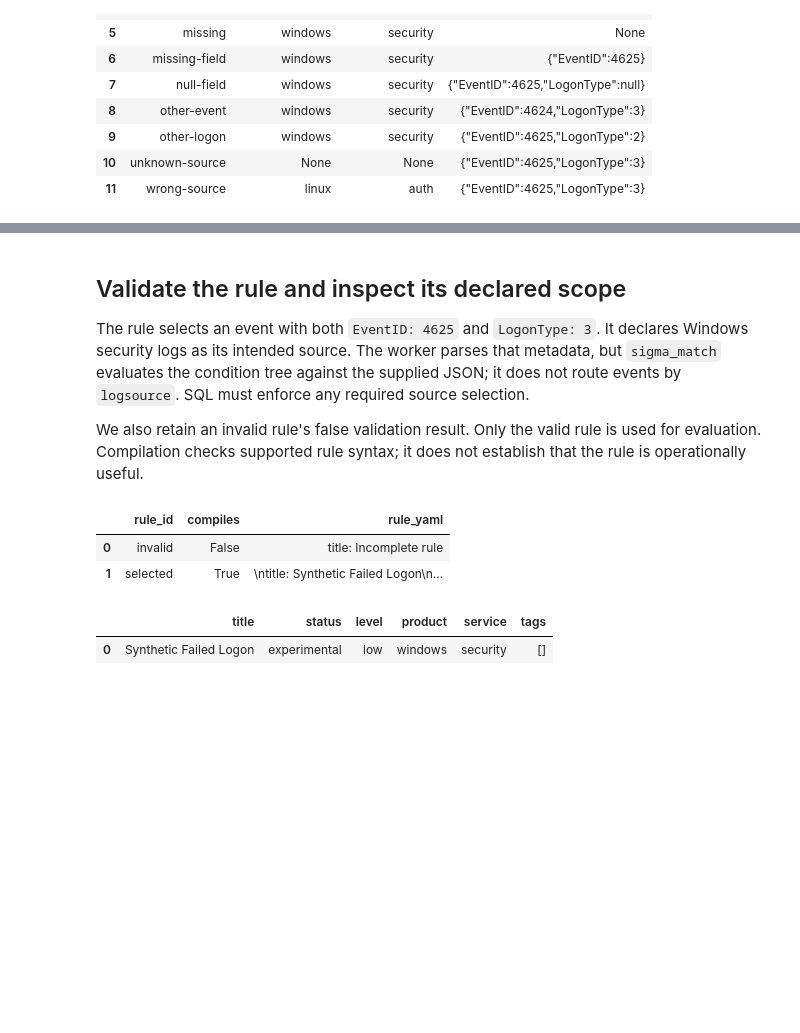
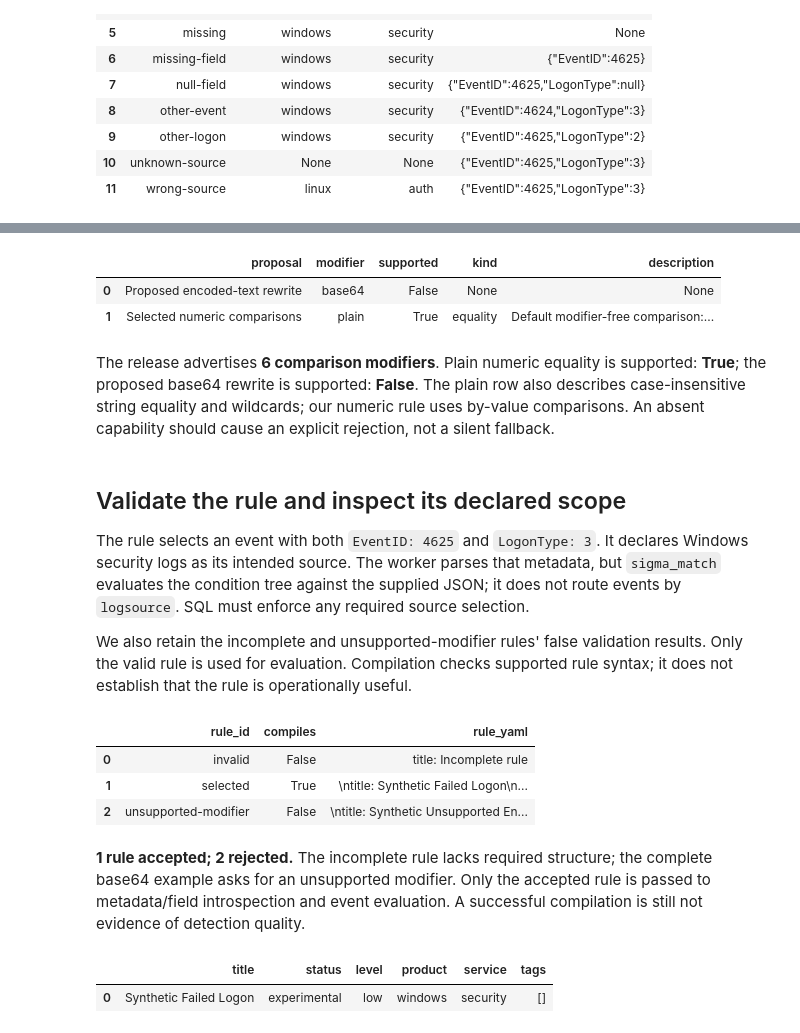
Before and after one commit to Query-farm/vgi-sigma, a Jupyter notebook: notebooks/01_condition_matches_need_source_scope.ipynb, the cells around one changed output, grey strips where cells are left out. Cells and saved outputs as stored; diff of their text form; code cells hidden in the pictures; blank space fills up the shorter version.

```diff
--- a/notebooks/01_condition_matches_need_source_scope.ipynb
+++ b/notebooks/01_condition_matches_need_source_scope.ipynb
@@ -82,0 +115,12 @@ SELECT event_id,source_product,source_service,event_json FROM inputs ORDER BY ev
+# %%
+%%sql
+CREATE TABLE modifier_registry AS SELECT * FROM sigma.main.supported_modifiers;
+CREATE TABLE modifier_preflight AS
+SELECT p.proposal,p.modifier,m.modifier IS NOT NULL AS supported,m.kind,m.description
+FROM (VALUES ('Selected numeric comparisons','plain'),('Proposed encoded-text rewrite','base64')) p(proposal,modifier)
+LEFT JOIN modifier_registry m USING(modifier);
+SELECT * FROM modifier_preflight ORDER BY proposal;
+# %% [output]
+|  | proposal | modifier | supported | kind | description |
+| 0 | Proposed encoded-text rewrite | base64 | False | None | None |
+| 1 | Selected numeric comparisons | plain | True | equality | Default modifier-free comparison:... |
@@ -83,3 +133,14 @@ SELECT event_id,source_product,source_service,event_json FROM inputs ORDER BY ev
+# %%
+m = modifier_summary.iloc[0]
+prose(
+    f"The release advertises **{int(m.registered_modifiers)} comparison modifiers**. "
+    f"Plain numeric equality is supported: **{bool(m.selected_comparison_supported)}**; "
+    f"the proposed base64 rewrite is supported: **{bool(m.proposed_rewrite_supported)}**. "
+    "The plain row also describes case-insensitive string equality and wildcards; our numeric rule "
+    "uses by-value comparisons. An absent capability should cause an explicit rejection, not a silent fallback."
+)
+# %% [output]
+The release advertises **6 comparison modifiers**. Plain numeric equality is supported: **True**; the proposed base64 rewrite is supported: **False**. The plain row also describes case-insensitive string equality and wildcards; our numeric rule uses by-value comparisons. An absent capability should cause an explicit rejection, not a silent fallback.
 # %% [markdown]
 ## Validate the rule and inspect its declared scope
 
@@ -88,27 +149,35 @@ Windows security logs as its intended source. The worker parses that metadata, b
 `sigma_match` evaluates the condition tree against the supplied JSON; it does not
 route events by `logsource`. SQL must enforce any required source selection.
 
-We also retain an invalid rule's false validation result. Only the valid rule is
+We also retain the incomplete and unsupported-modifier rules' false validation results. Only the valid rule is
 used for evaluation. Compilation checks supported rule syntax; it does not establish
 that the rule is operationally useful.
 # %%
 %%sql
 CREATE TABLE rules AS SELECT * FROM (VALUES
  ('selected',$rule$
 title: Synthetic Failed Logon
 status: experimental
 level: low
 logsource: {product: windows, service: security}
 detection:
  selection:
   EventID: 4625
   LogonType: 3
  condition: selection
-$rule$),('invalid','title: Incomplete rule')
+$rule$),('invalid','title: Incomplete rule'),('unsupported-modifier',$unsupported$
+title: Synthetic Unsupported Encoding
+logsource: {product: windows, service: security}
+detection:
+ selection:
+  Image|base64: powershell
+ condition: selection
+$unsupported$)
 ) AS r(rule_id,rule_yaml);
 CREATE TABLE rule_validation AS SELECT *,sigma.main.sigma_check(rule_yaml) AS compiles FROM rules;
 SELECT rule_id,compiles,rule_yaml FROM rule_validation ORDER BY rule_id;
 # %% [output]
 |  | rule_id | compiles | rule_yaml |
 | 0 | invalid | False | title: Incomplete rule |
 | 1 | selected | True | \ntitle: Synthetic Failed Logon\n... |
+| 2 | unsupported-modifier | False | \ntitle: Synthetic Unsupported En... |
@@ -115,8 +188,21 @@ SELECT rule_id,compiles,rule_yaml FROM rule_validation ORDER BY rule_id;
 # %%
-assert con.execute("SELECT compiles FROM rule_validation WHERE rule_id='selected'").fetchone()[0]
+assert session.connection.execute(
+    "SELECT compiles FROM rule_validation WHERE rule_id='selected'"
+).fetchone()[0]
 # Table-function inputs must be constants; quote the exact source shown above.
-rule_text = con.execute("SELECT rule_yaml FROM rules WHERE rule_id='selected'").fetchone()[0]
+rule_text = session.connection.execute(
+    "SELECT rule_yaml FROM rules WHERE rule_id='selected'"
+).fetchone()[0]
 rule_sql = "'" + rule_text.replace("'", "''") + "'"
+r = validation_summary.iloc[0]
+prose(
+    f"**{int(r.accepted)} rule accepted; {int(r.rejected)} rejected.** "
+    "The incomplete rule lacks required structure; the complete base64 example asks for "
+    "an unsupported modifier. Only the accepted rule is passed to metadata/field introspection "
+    "and event evaluation. A successful compilation is still not evidence of detection quality."
+)
+# %% [output]
+**1 rule accepted; 2 rejected.** The incomplete rule lacks required structure; the complete base64 example asks for an unsupported modifier. Only the accepted rule is passed to metadata/field introspection and event evaluation. A successful compilation is still not evidence of detection quality.
 # %%
 %%sql
 CREATE TABLE rule_info AS SELECT * FROM sigma.main.sigma_rule_info({{ rule_sql }});
```
Also changed, not shown: parts of 15 cells of this notebook, 10 other files.
